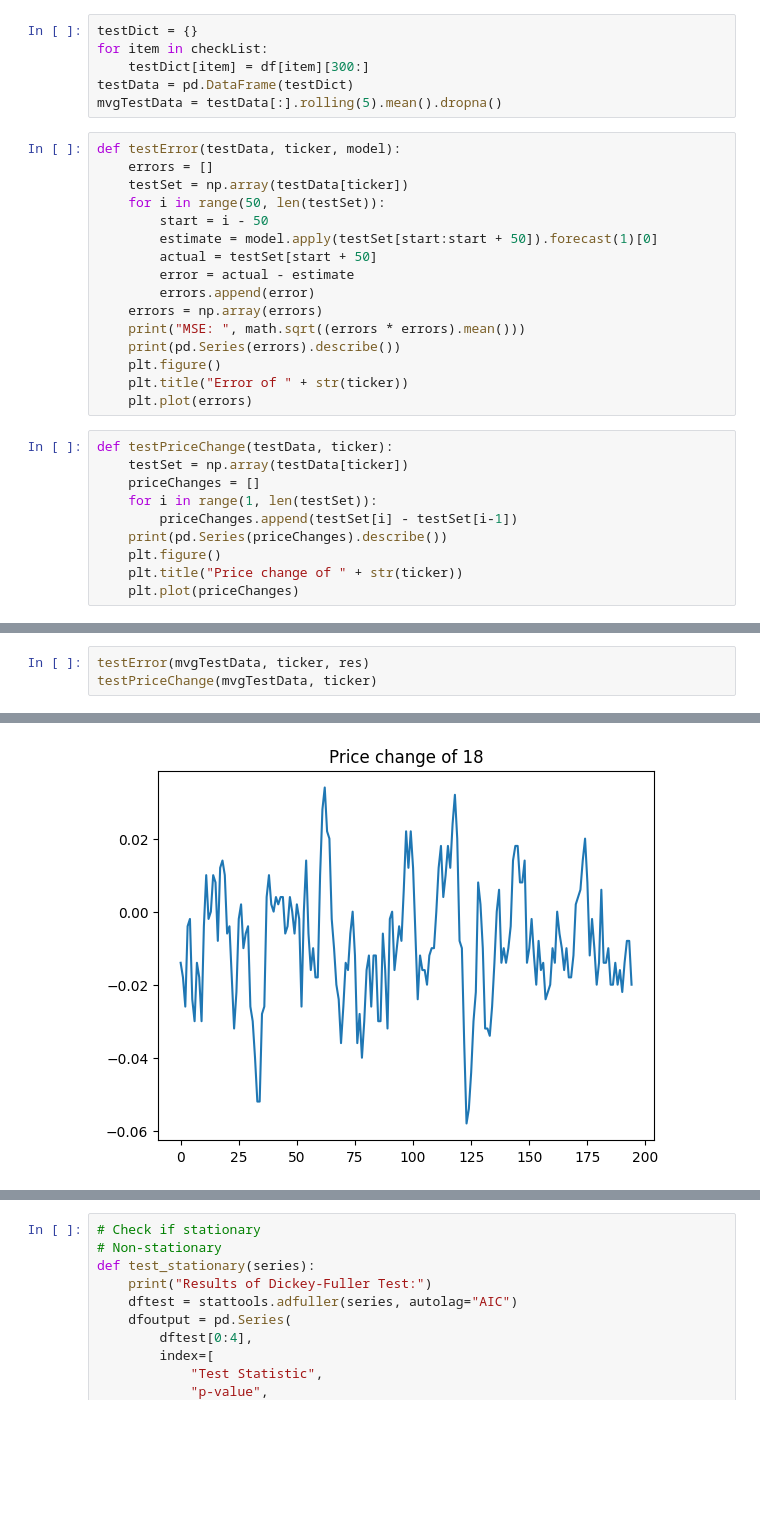
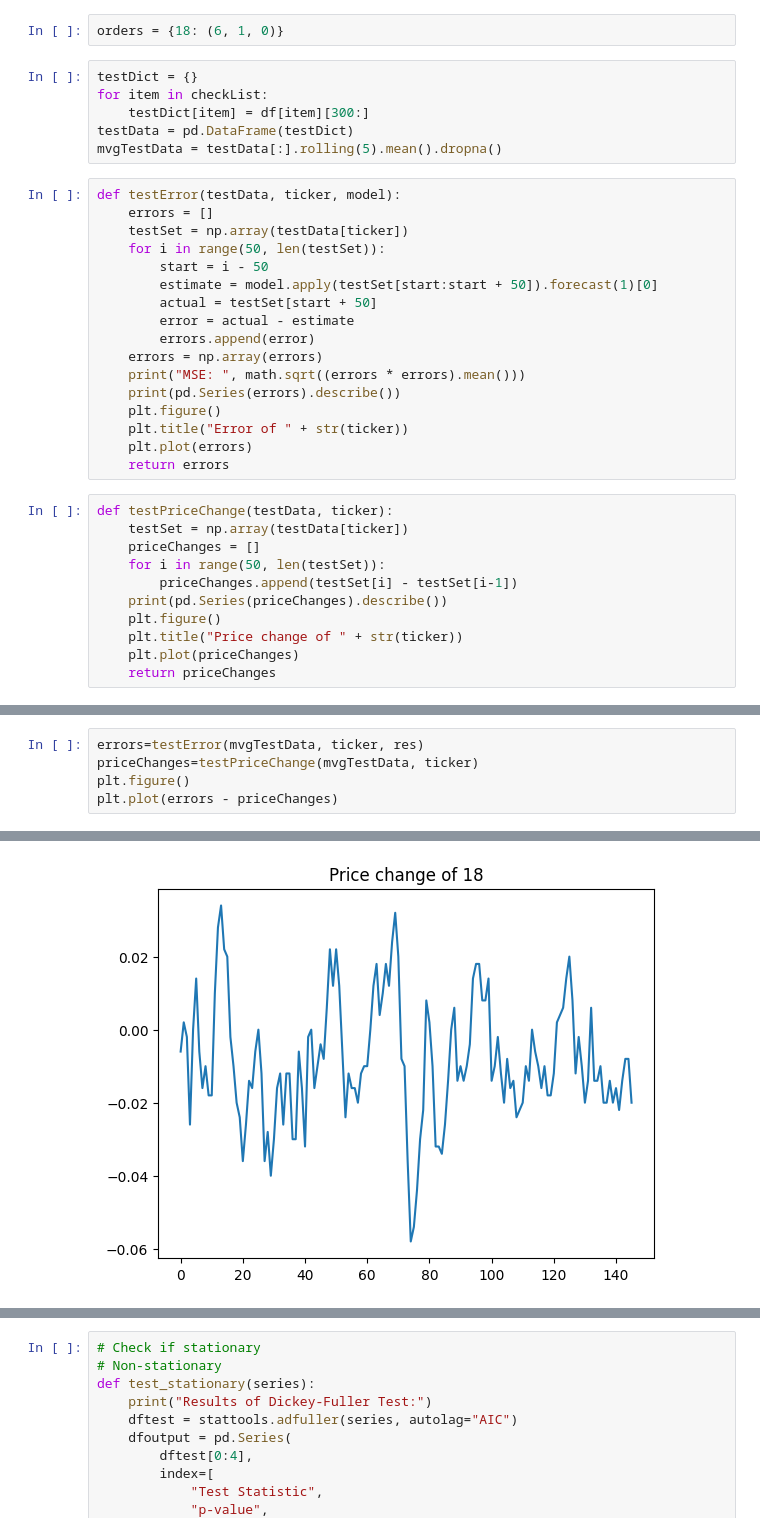
Before and after one commit to Troppydash/algothon, a Jupyter notebook: da/single_series.ipynb, the cells around one changed output, grey strips where cells are left out. Cells and saved outputs as stored; diff of their text form; blank space fills up the shorter version.

```diff
--- a/da/single_series.ipynb
+++ b/da/single_series.ipynb
@@ -139,3 +126,5 @@ orders
+# %%
+orders = {18: (6, 1, 0)}
 # %%
 testDict = {}
 for item in checkList:
@@ -158,13 +147,15 @@ def testError(testData, ticker, model):
     plt.figure()
     plt.title("Error of " + str(ticker))
     plt.plot(errors)
+    return errors
 # %%
 def testPriceChange(testData, ticker):
     testSet = np.array(testData[ticker])
     priceChanges = []
-    for i in range(1, len(testSet)):
+    for i in range(50, len(testSet)):
         priceChanges.append(testSet[i] - testSet[i-1])
     print(pd.Series(priceChanges).describe())
     plt.figure()
     plt.title("Price change of " + str(ticker))
     plt.plot(priceChanges)
+    return priceChanges
@@ -198,8 +184,10 @@ Covariance Type:                  opg
 Warnings:
 [1] Covariance matrix calculated using the outer product of gradients (complex-step).
 # %%
-testError(mvgTestData, ticker, res)
-testPriceChange(mvgTestData, ticker)
+errors=testError(mvgTestData, ticker, res)
+priceChanges=testPriceChange(mvgTestData, ticker)
+plt.figure()
+plt.plot(errors - priceChanges)
 # %% [output]
 MSE:  0.009977693349743579
 count    146.000000
@@ -223,2 +212,2 @@ dtype: float64
 [figure]
-[figure, old version]
+[figure, new version]
```
Also changed, not shown: parts of 4 cells of this notebook, 3 other files.
